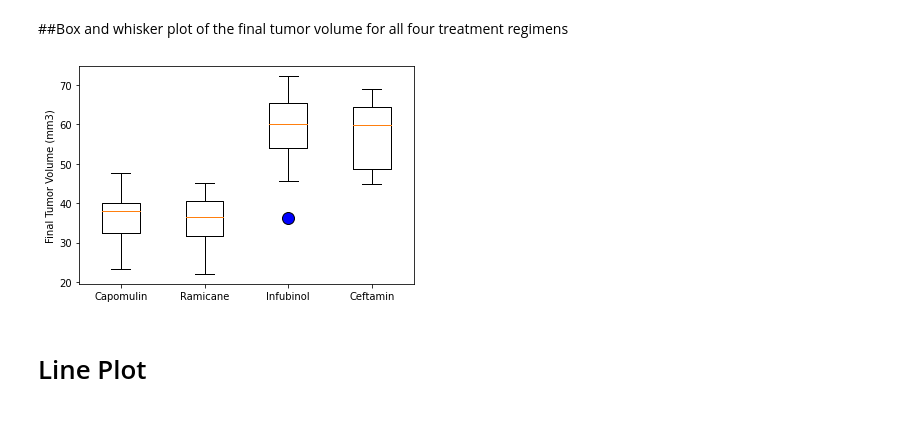
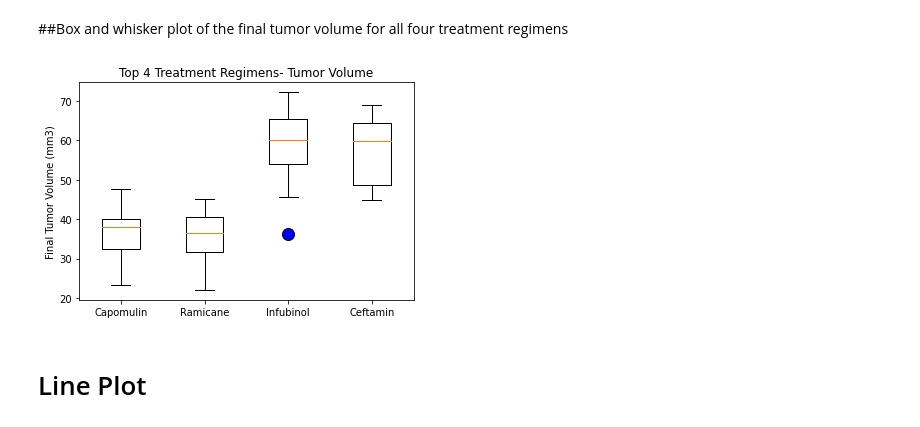
Before and after one commit to josiedeleon/Matplotlib--The-Power-of-Plots, a Jupyter notebook: Pymaceuticals.ipynb, the cells around one changed output. Drawn from its saved outputs; the diff is of its cells as text; code cells hidden in the pictures.

```diff
--- a/Pymaceuticals.ipynb
+++ b/Pymaceuticals.ipynb
@@ -307,10 +311,11 @@ Name: Tumor Volume (mm3), dtype: float64
 # %%
 blue_out= dict(markerfacecolor='blue',markersize=12)
 plt.boxplot(tumor_volume_list, labels= treatments_list, flierprops= blue_out)
 plt.ylabel('Final Tumor Volume (mm3)')
+plt.title('Top 4 Treatment Regimens- Tumor Volume')
 plt.show()
 # %% [output]
-[figure, old version]
+[figure, new version]
 # %% [markdown]
 # Line Plot
 # %% [markdown]
```
Also changed, not shown: parts of 9 cells of this notebook.
